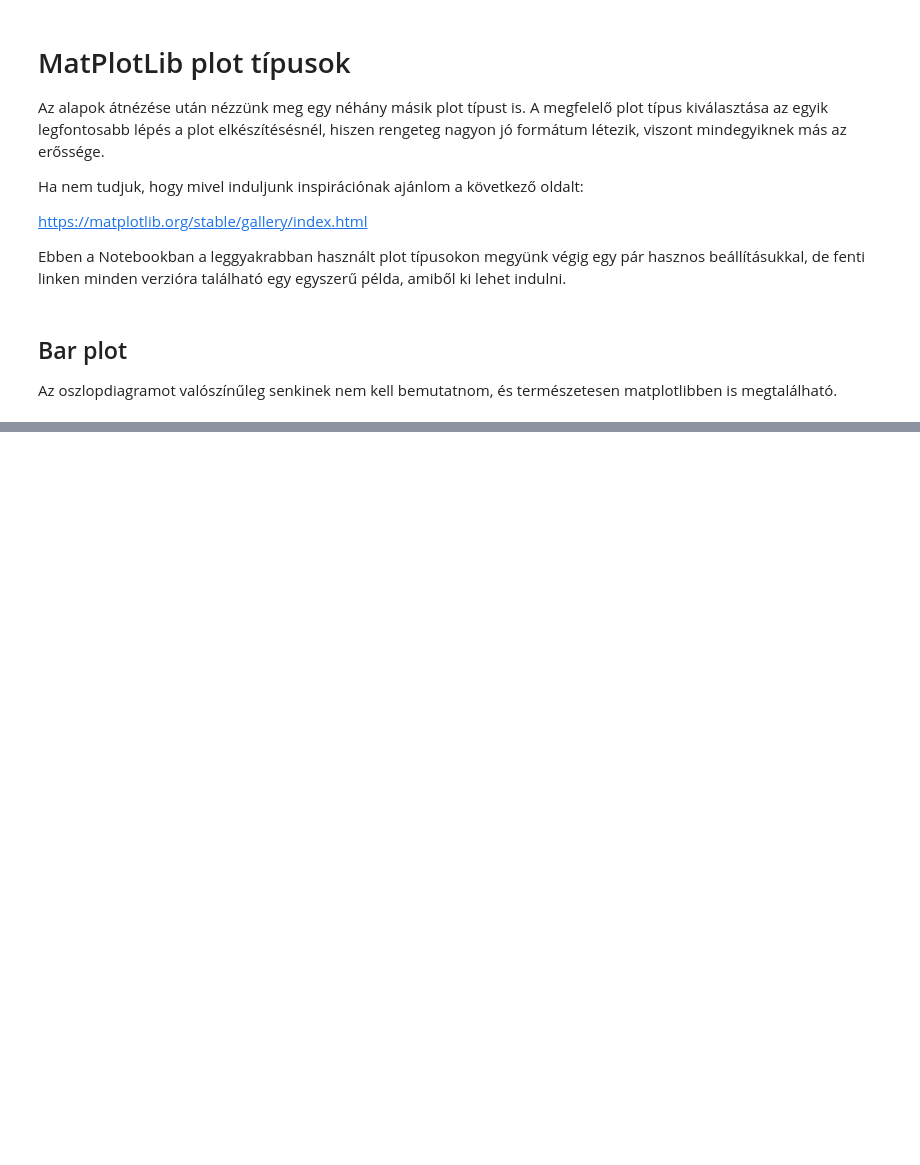
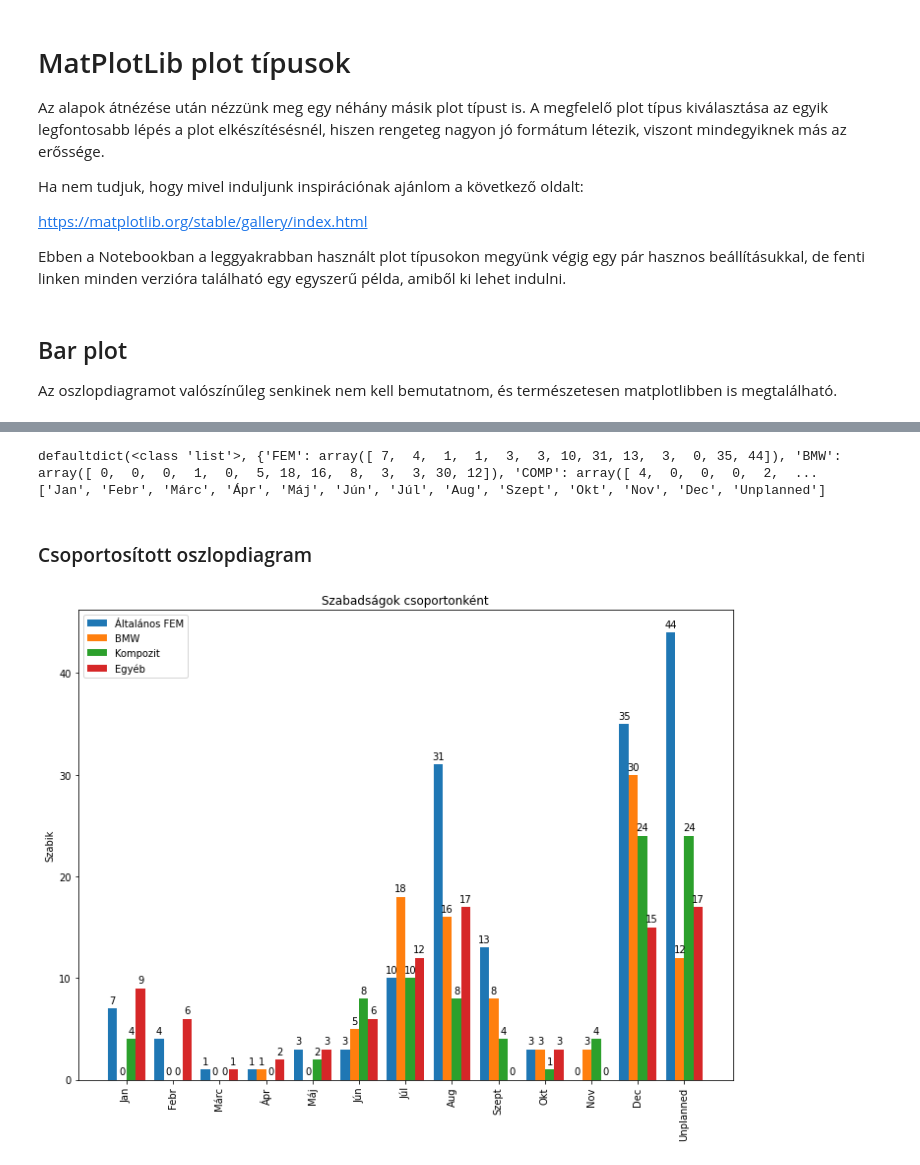
Before and after one commit to mizsakpeti/python-plotting-eCon, a Jupyter notebook: jupyter-notebooks/03_Matplotlib/031_MatPlotLib_PlotTypes.ipynb, the cells around one changed output, grey strips where cells are left out. Drawn from its saved outputs; the diff is of its cells as text; code cells hidden in the pictures; blank space fills up the shorter version.

```diff
--- a/jupyter-notebooks/03_Matplotlib/031_MatPlotLib_PlotTypes.ipynb
+++ b/jupyter-notebooks/03_Matplotlib/031_MatPlotLib_PlotTypes.ipynb
@@ -43,0 +72,51 @@ plt.tight_layout()
+# %%
+from collections import defaultdict
+
+szabiData = defaultdict(list)
+months = []
+with open('CAEszabi.csv') as szabiFile:
+    szabireader = csv.DictReader(szabiFile, delimiter=';')
+    for row in szabireader:
+#         print(row)
+        for group in ['FEM', 'BMW', 'COMP', 'ADMIN', 'SUM']:
+            szabiData[group].append(int(row[group]))
+        months.append(row['Month'])
+    else:
+        for group in ['FEM', 'BMW', 'COMP', 'ADMIN', 'SUM']:
+            szabiData[group] = np.array(szabiData[group])
+print(szabiData)
+print(months)
+# %% [output]
+defaultdict(<class 'list'>, {'FEM': array([ 7,  4,  1,  1,  3,  3, 10, 31, 13,  3,  0, 35, 44]), 'BMW': array([ 0,  0,  0,  1,  0,  5, 18, 16,  8,  3,  3, 30, 12]), 'COMP': array([ 4,  0,  0,  0,  2,  ...
+['Jan', 'Febr', 'Márc', 'Ápr', 'Máj', 'Jún', 'Júl', 'Aug', 'Szept', 'Okt', 'Nov', 'Dec', 'Unplanned']
+# %% [markdown]
+### Csoportosított oszlopdiagram
+# %%
+x = np.arange(len(months))  # the label locations
+width = 0.2  # the width of the bars
+
+fig, ax = plt.subplots(figsize=(10,8))
+femPlot = ax.bar(x - 3*width/2, height=szabiData['FEM'], width=width, label='Általános FEM')
+bmwPlot = ax.bar(x - width/2, height=szabiData['BMW'], width=width, label='BMW')
+compPlot = ax.bar(x + width/2, height=szabiData['COMP'], width=width, label='Kompozit')
+adminPlot = ax.bar(x + 3*width/2, height=szabiData['ADMIN'], width=width, label='Egyéb')
+
+# Add some text for labels, title and custom x-axis tick labels, etc.
+ax.set_ylabel('Szabik')
+ax.set_title('Szabadságok csoportonként')
+ax.set_xticks(x)
+ax.set_xticklabels(months)
+ax.legend()
+
+ax.bar_label(femPlot, padding=3)
+ax.bar_label(bmwPlot, padding=3)
+ax.bar_label(compPlot, padding=3)
+ax.bar_label(adminPlot, padding=3)
+
+plt.xticks(rotation = 90)
+
+fig.tight_layout()
+
+plt.show()
+# %% [output]
+[figure, added]
```
Also changed, not shown: parts of 12 cells of this notebook, 1 other file.
